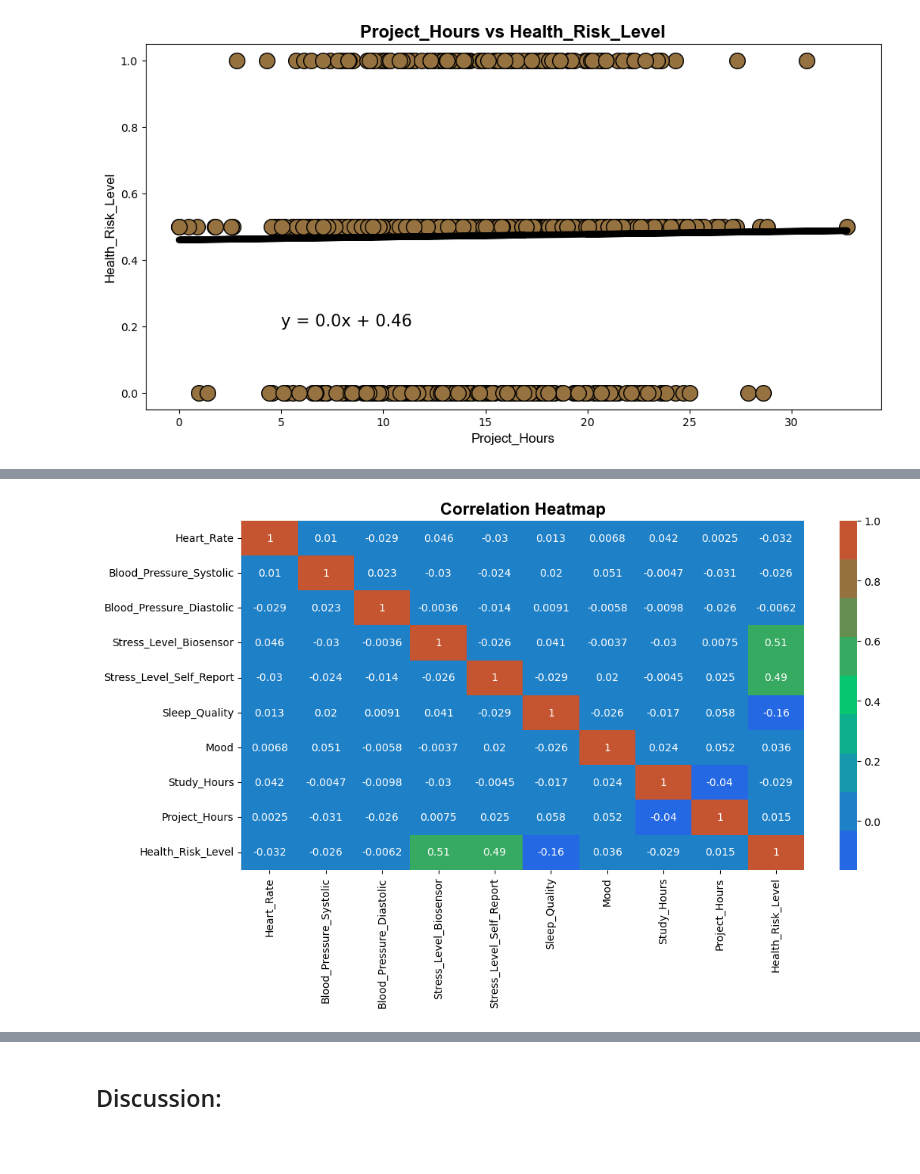
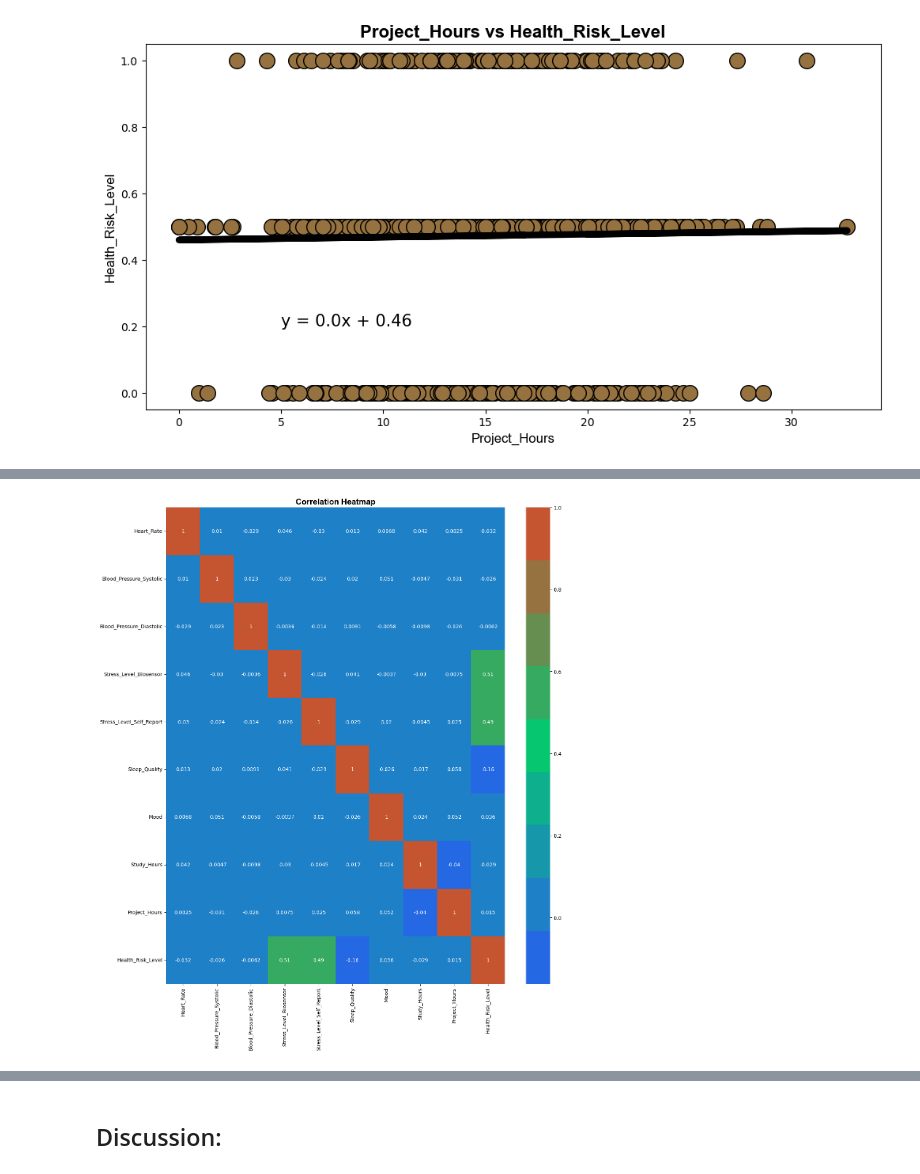
Before and after one commit to Aayushi015/Project1-Group10, a Jupyter notebook: Chandler_Work/Answering_Question_A.ipynb, the cells around one changed output, grey strips where cells are left out. Saved outputs shown, nothing was run; the diff lists cells and outputs as text; code cells hidden in the pictures; blank space fills up the shorter version.

```diff
--- a/Chandler_Work/Answering_Question_A.ipynb
+++ b/Chandler_Work/Answering_Question_A.ipynb
@@ -444,21 +597,17 @@ corrs
 # %%
 # Change Canvas Size
-plt.figure(figsize=(12, 6))
+plt.figure(figsize=(15, 17))
 
-# make palette
-#custom_palette = ["#2568E4", "#1E80C7", "#1697AA", "#0EAF8D", "#06C670", "#36AA60", "#668E50", "#967240", "#C55530"]
-# Set the palette
-#sns.set_palette(custom_palette)
 # Create a basic plot
 sns.heatmap(corrs, annot=True, cmap = custom_palette)
 # Customization
 plt.title("Correlation Heatmap", fontweight="bold", fontsize=16, fontfamily="Arial")
 
 # Show/Save the Graph
 plt.savefig(os.path.join(output_dir, "stress_heatmap"))
 plt.show()
 # %% [output]
-[figure, old version]
+[figure, new version]
 # %%
 x = stress_df.Stress_Level_Biosensor
 y = stress_df.Stress_Level_Self_Report
```
Also changed, not shown: parts of 28 cells of this notebook, 8 other files.
